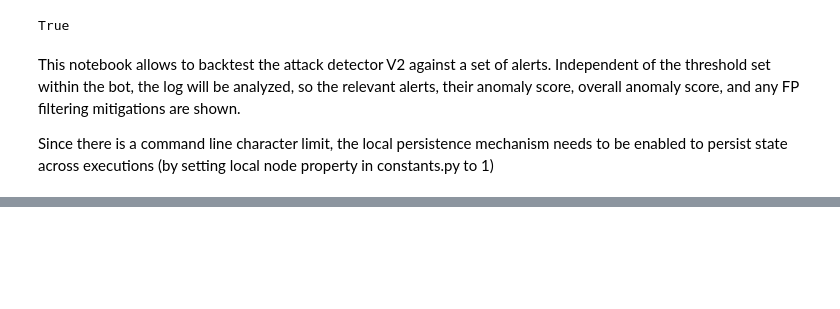
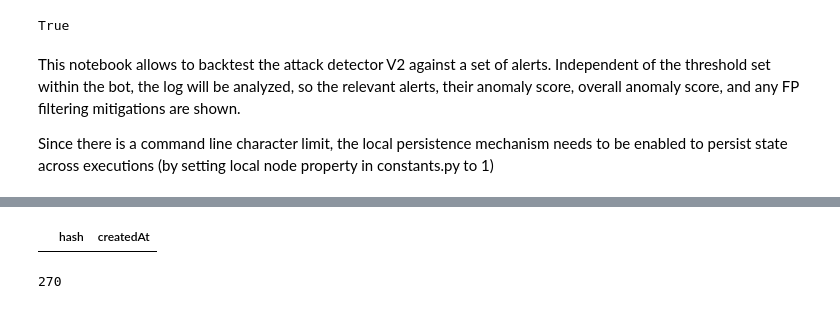
Before and after one commit to forta-network/starter-kits, a Jupyter notebook: alert-combiner-py/backtester.ipynb, the cells around one changed output, grey strips where cells are left out. Drawn from its saved outputs; the diff is of its cells as text; code cells hidden in the pictures; blank space fills up the shorter version.

```diff
--- a/alert-combiner-py/backtester.ipynb
+++ b/alert-combiner-py/backtester.ipynb
@@ -34,18 +34,35 @@ This notebook allows to backtest the attack detector V2 against a set of alerts.
 
 Since there is a command line character limit, the local persistence mechanism needs to be enabled to persist state across executions (by setting local node property in constants.py to 1)
 # %%
-start_date = "2022-12-01" #when the attack detector first started to operate
+start_date = "2022-12-31" #when the attack detector first started to operate
+
+# attacker_addresses = "0x14d8Ada7A0BA91f59Dc0Cb97C8F44F1d177c2195".lower()
+# chain = "ethereum" #ethereum or binance
+# name = "TomInu"
+# end_date = "2023-01-26" #should be the date of the attack
+
+
+# attacker_addresses = "0x69f0EdC352eCffC4EF49516c9b20eA88B3E947cb".lower()
+# chain = "ethereum" #ethereum or binance
+# name = "BlueCluesInu"
+# end_date = "2023-01-26" #should be the date of the attack
+
+attacker_addresses = "0x88a2386e7ec97ad1e7a72176a66b6d0711ae3527".lower()
+chain = "ethereum" #ethereum or binance
+name = "Quaternion"
+end_date = "2023-01-20" #should be the date of the attack
+
 
 # attacker_addresses = "0xf3a465c9fa6663ff50794c698f600faa4b05c777,0x2ffc59d32a524611bb891cab759112a51f9e33c0" #comma separated list of attacker addresses (note, while all alerts from those addresses are pushed to the attack detector, one should check the clustering bot to see whether they are clustered together)
 # chain = "ethereum" #ethereum or binance
 # name = "ANKR"
 # end_date = "2022-12-04" #should be the date of the attack
 
-start_date = "2023-01-10" #when the attack detector first started to operate
-attacker_addresses = "0x9d0163e76bbcf776001e639d65f573949a53ab03"
-chain = "ethereum" #ethereum or binance
-name = "LendHub"
-end_date = "2023-01-14" #should be the date of the attack
+# start_date = "2023-01-10" #when the attack detector first started to operate
+# attacker_addresses = "0x9d0163e76bbcf776001e639d65f573949a53ab03"
+# chain = "ethereum" #ethereum or binance
+# name = "LendHub"
+# end_date = "2023-01-14" #should be the date of the attack
 
 # attacker_addresses = "0x0348d20b74ddc0ac9bfc3626e06d30bb6fac213b"
 # chain = "ethereum" #ethereum or binance
@@ -83,9 +100,9 @@ end_date = "2023-01-14" #should be the date of the attack
 # name = "optionroom"
 # end_date = "2022-12-17" #should be the date of the attack
 # %%
-#clustering
-for attacker_address in attacker_addresses.split(","):
-    sql = f"SELECT metadata FROM forta.{chain}_alerts WHERE bot_id = '0xd3061db4662d5b3406b52b20f34234e462d2c275b99414d76dc644e2486be3e9' and CAST(substring(block_timestamp,1,19) as datetime)  >= '2022-10-01T00:00:00' AND CAST(substring(block_timestamp,1,19)  as datetime)  <= '{end_date}T00:00:00' and  lower(arrayStringConcat(metadata)) like '%{attacker_address.lower()}%'"
-    print(sql)
-    df = execute_query(sql)
-    print(df)
+# #clustering
+# for attacker_address in attacker_addresses.split(","):
+#     sql = f"SELECT metadata FROM forta.{chain}_alerts WHERE bot_id = '0xd3061db4662d5b3406b52b20f34234e462d2c275b99414d76dc644e2486be3e9' and CAST(substring(block_timestamp,1,19) as datetime)  >= '2022-10-01T00:00:00' AND CAST(substring(block_timestamp,1,19)  as datetime)  <= '{end_date}T00:00:00' and  lower(arrayStringConcat(metadata)) like '%{attacker_address.lower()}%'"
+#     print(sql)
+#     df = execute_query(sql)
+#     print(df)
@@ -102,7 +113,7 @@ for attacker_address in attacker_addresses.split(","):
     query = '''query exampleQuery {
         # first 5 alerts
         alerts(
-            input: { first: 200 , addresses: ["'''+attacker_address+'''"],
+            input: { first: 2000 , addresses: ["'''+attacker_address+'''"],
             blockDateRange: { startDate: "'''+start_date+'''", endDate: "'''+end_date+'''" }
             }
         ) {
@@ -167,3 +162,11 @@ alert_hashes_df
+# %%
+alert_hashes_df[alert_hashes_df["hash"]=='0x4c77f000d131f7180b7f14b69a1f6ac49446ea925adfe3a07a26b0431e91acfe']
+# %% [output]
+|  | hash | createdAt |
+# %%
+len(alert_hashes_df)
+# %% [output]
+270
 # %%
 #remove all _key files (L2 cache)
 !echo 'output.txt' > {name}.txt
```
Also changed, not shown: parts of 7 cells of this notebook, 6 other files.
